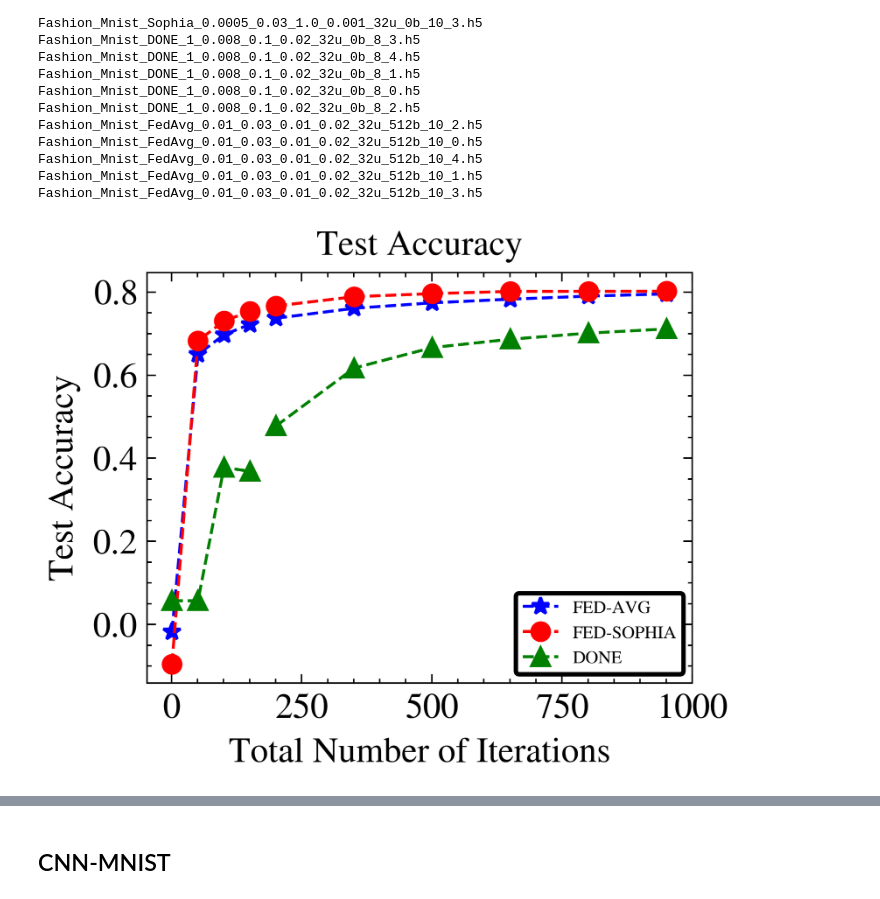
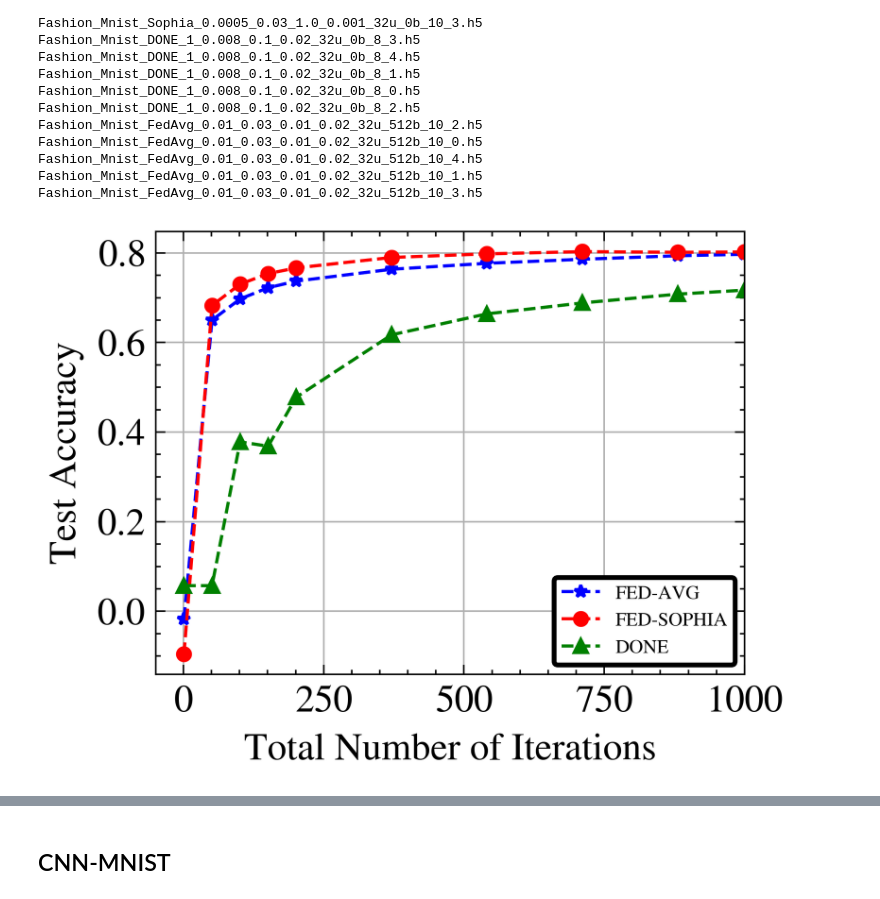
Before and after one commit to Ahmed-Khaled-Saleh/Fed-Sophia-pytorch, a Jupyter notebook: y_Results_clean.ipynb, the cells around one changed output, grey strips where cells are left out. Cells and saved outputs as stored; diff of their text form; code cells hidden in the pictures.

```diff
--- a/y_Results_clean.ipynb
+++ b/y_Results_clean.ipynb
@@ -90,12 +106,11 @@ iterations = np.arange(1, 100*10+1)  # Assuming 100 iterations
 avgs = [mlp_mnist_fedavg_acc_mu_ext, mlp_mnist_sophia_acc_mu_ext, mlp_mnist_done_acc_mu_ext[:1000]]
 avgs = [savgol_filter(avgs[i], 51, 3) for i in range(3)] # window size 51, polynomial order 3
 for i in range(3):
-    ax.plot(iterations[:20*10:50], [avgs[i][j] for j in range(0, 20*10, 50)],\
-        marker=markers[i], linestyle=line_styles[i], \
-        color=colors[i])
-    ax.plot(iterations[20*10::150], [avgs[i][j] for j in range(20*10, 100*10, 150)],\
-        marker=markers[i], linestyle=line_styles[i],\
-        color=colors[i], label=labels[i])
+    x_data = np.concatenate([iterations[:20 * 10:50], iterations[20 * 10::150], iterations[-1:]])
+    y_data = np.concatenate([avgs[i][:20*10:50], avgs[i][20*10::150], avgs[i][-1:]])
+
+    ax.plot(x_data, y_data, marker=markers[i], linestyle=line_styles[i], color=colors[i], label=labels[i], markersize=4)
+
 
 # Control the size of the box using borderaxespad and borderpad
 legend = plt.legend(loc='lower right', \
@@ -116,11 +131,12 @@ plt.tick_params(labelsize=12)
 # Customize your plot (e.g., labels, titles, etc.)
 ax.set_xlabel('Total Number of Iterations', fontsize=12)
 ax.set_ylabel('Test Accuracy', fontsize=12)
-ax.set_title('Test Accuracy', fontsize=12)
+# ax.set_title('Test Accuracy', fontsize=12)
 #set size for axis name
 plt.tick_params(labelsize=12)
 # set limit of x axis
 plt.xlim(right= 1000)
+ax.grid(True)
 # save plot
 plt.savefig('test_acc_mlp_mnist_total.pdf')
 # Display the plot
@@ -145,13 +161,13 @@ line_styles = ['--', '--', '--']
 colors = ['blue', 'red', 'green']
 labels = ['FEDAVG', 'FED-SOPHIA', 'DONE']
 
+avgs = [mlp_mnist_fedavg_acc_mu, mlp_mnist_sophia_acc_mu, mlp_mnist_done_acc_mu]
 # Plot the data
 for i in range(3):
-    ax.plot(iterations[:20:3], [avgs[i][j] for j in range(0, 20, 3)],
-            marker=markers[i], linestyle=line_styles[i], color=colors[i])
-    ax.plot(iterations[20::5], [avgs[i][j] for j in range(20, 100, 5)],
-            marker=markers[i], linestyle=line_styles[i], color=colors[i], label=labels[i])
+    x_data = np.concatenate([iterations[:20:5], iterations[20::10], iterations[-1:]])
+    y_data = np.concatenate([avgs[i][:20:5], avgs[i][20::10], avgs[i][-1:]])
 
+    ax.plot(x_data, y_data, marker=markers[i], linestyle=line_styles[i], color=colors[i], label=labels[i], markersize=4)
 # Customize your plot (e.g., labels, titles, etc.)
 ax.set_xlabel('Communication Rounds', fontsize=10)
 ax.set_ylabel('Test Accuracy', fontsize=10)
@@ -174,7 +190,8 @@ legend.get_frame().set_alpha(1)
 
 
 # Set tick label font size
-plt.tick_params(labelsize=12)
+# plt.tick_params(labelsize=12)
+plt.xlim(right= 100)
 
 # Save the plot
 plt.savefig('test_acc_mlp_mnist.pdf')
@@ -248,43 +265,43 @@ iterations = np.arange(1, 100*10+1)  # Assuming 100 iterations
 avgs = [mlp_fmnist_fedavg_acc_mu_ext, mlp_fmnist_sophia_acc_mu_ext, mlp_fmnist_done_acc_mu_ext[:1000]]
 avgs = [savgol_filter(avgs[i], 51, 3) for i in range(3)] # window size 51, polynomial order 3
 for i in range(3):
-    ax.plot(iterations[:20*10:50], [avgs[i][j] for j in range(0, 20*10, 50)],\
-        marker=markers[i], linestyle=line_styles[i], \
-        color=colors[i])
-    ax.plot(iterations[20*10::150], [avgs[i][j] for j in range(20*10, 100*10, 150)],\
-        marker=markers[i], linestyle=line_styles[i],\
-        color=colors[i], label=labels[i])
+    x_data = np.concatenate([iterations[:20 * 10:50], iterations[20 * 10::170], iterations[-1:]])
+    y_data = np.concatenate([avgs[i][:20*10:50], avgs[i][20*10::170], avgs[i][-1:]])
+
+    ax.plot(x_data, y_data, marker=markers[i], linestyle=line_styles[i], color=colors[i], label=labels[i], markersize=4)
+
 
 # Control the size of the box using borderaxespad and borderpad
 legend = plt.legend(loc='lower right', \
                     bbox_to_anchor=(0.5, 0., 0.5, 0.5),\
                 frameon=True)
 
 
 # Adjust the padding using borderaxespad
 legend.get_frame().set_edgecolor('black')
 legend.get_frame().set_linewidth(1.5)
 legend.get_frame().set_facecolor('white')
 legend.get_frame().set_alpha(1)
 
 
 # Set tick label font size
 plt.tick_params(labelsize=12)
 
 # Customize your plot (e.g., labels, titles, etc.)
 ax.set_xlabel('Total Number of Iterations', fontsize=12)
 ax.set_ylabel('Test Accuracy', fontsize=12)
-ax.set_title('Test Accuracy', fontsize=12)
+# ax.set_title('Test Accuracy', fontsize=12)
 #set size for axis name
 plt.tick_params(labelsize=12)
 # set limit of x axis
 plt.xlim(right= 1000)
+ax.grid(True)
 # save plot
 plt.savefig('test_acc_mlp_fmnist_total.pdf')
 # Display the plot
 plt.show()
 # %% [output]
-[figure, old version]
+[figure, new version]
 # %%
 # plot acc
 fig, ax = plt.subplots()
```
Also changed, not shown: parts of 19 cells of this notebook, 19 other files.
